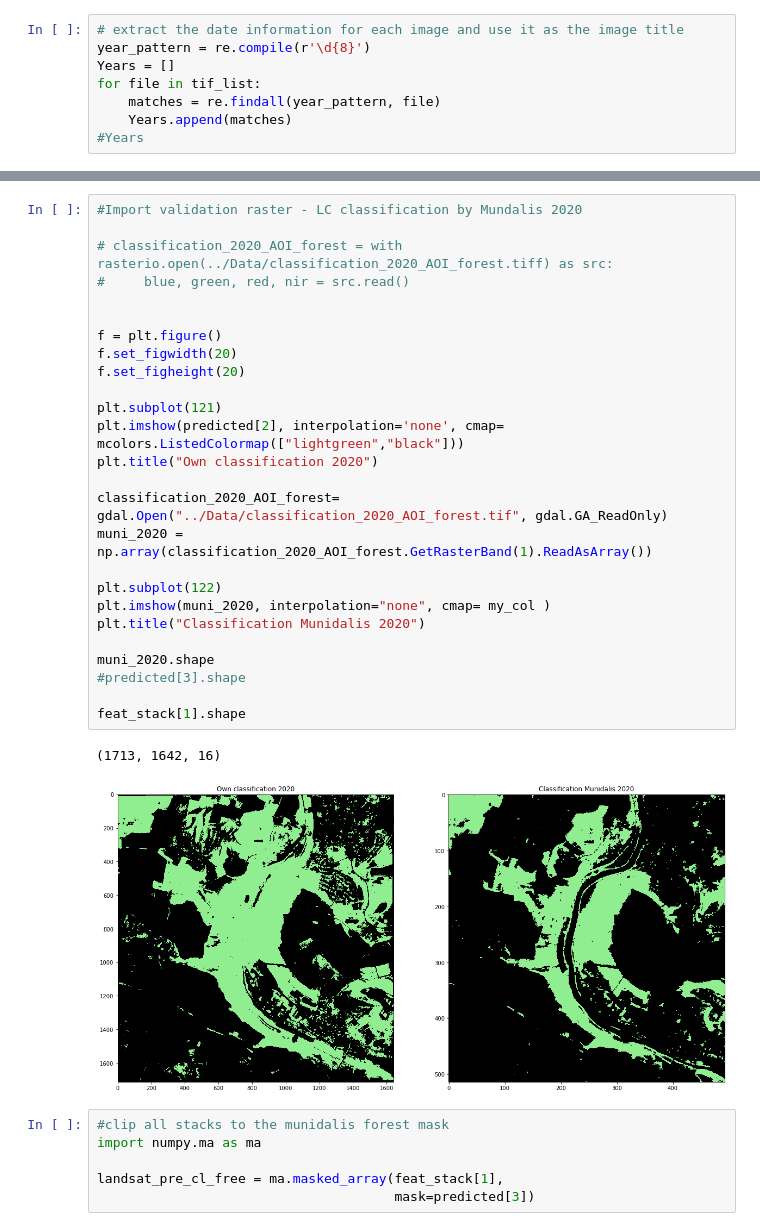
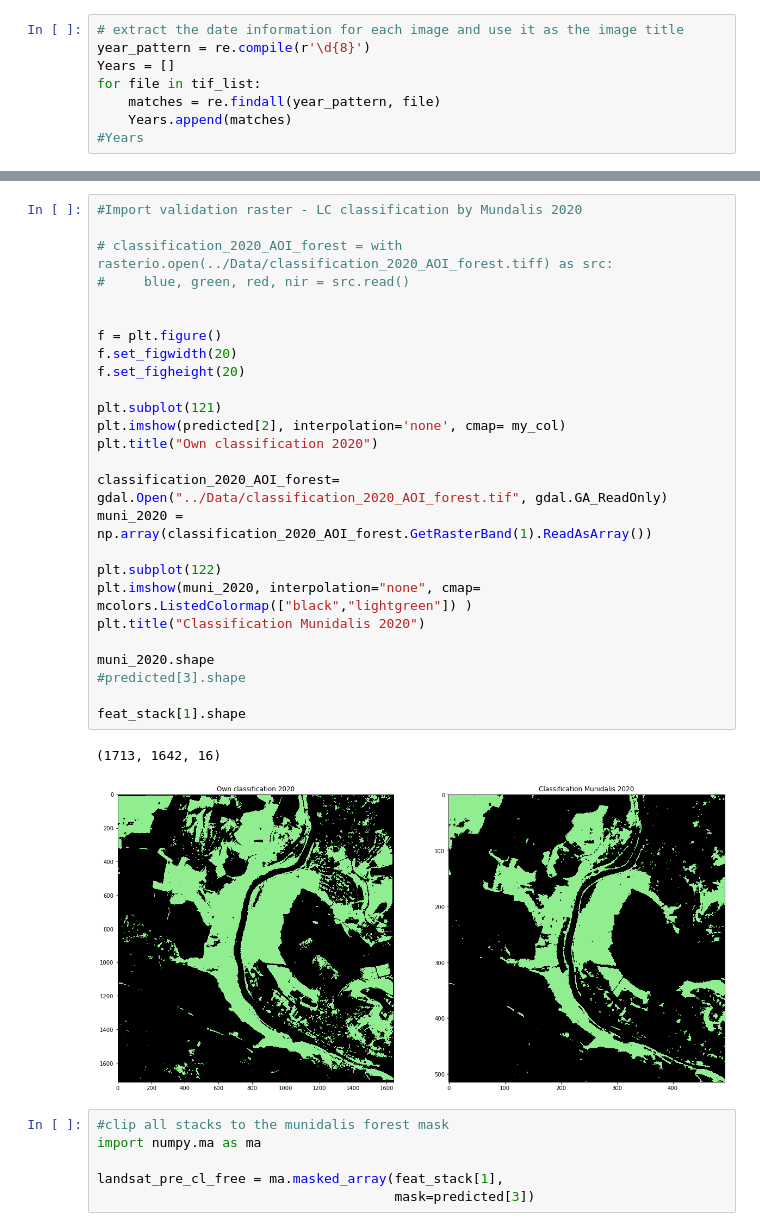
Before and after one commit to Reaganokoth/MB3_V2, a Jupyter notebook: Codes/MB3_notebook_Reagan-Copy_of_Nora_3.ipynb, the cells around one changed output, grey strips where cells are left out. Saved outputs shown, nothing was run; the diff lists cells and outputs as text.

Commit message:
visualization of yearly results

```diff
--- a/Codes/MB3_notebook_Reagan-Copy_of_Nora_3.ipynb
+++ b/Codes/MB3_notebook_Reagan-Copy_of_Nora_3.ipynb
@@ -889,32 +889,32 @@ Text(0.5, 1.0, '2021')
 # %%
 #Import validation raster - LC classification by Mundalis 2020
 
 # classification_2020_AOI_forest = with rasterio.open(../Data/classification_2020_AOI_forest.tiff) as src:
 #     blue, green, red, nir = src.read()
 
 
 f = plt.figure()
 f.set_figwidth(20)
 f.set_figheight(20)
 
 plt.subplot(121)
-plt.imshow(predicted[2], interpolation='none', cmap= mcolors.ListedColormap(["lightgreen","black"]))
+plt.imshow(predicted[2], interpolation='none', cmap= my_col)
 plt.title("Own classification 2020")
 
 classification_2020_AOI_forest= gdal.Open("../Data/classification_2020_AOI_forest.tif", gdal.GA_ReadOnly)
 muni_2020 = np.array(classification_2020_AOI_forest.GetRasterBand(1).ReadAsArray())
 
 plt.subplot(122)
-plt.imshow(muni_2020, interpolation="none", cmap= my_col )
+plt.imshow(muni_2020, interpolation="none", cmap= mcolors.ListedColormap(["black","lightgreen"]) )
 plt.title("Classification Munidalis 2020")
 
 muni_2020.shape
 #predicted[3].shape
 
 feat_stack[1].shape
 # %% [output]
 (1713, 1642, 16)
-[figure, old version]
+[figure, new version]
 # %%
 #clip all stacks to the munidalis forest mask
 import numpy.ma as ma
```
Also changed, not shown: parts of 11 cells of this notebook, 4 other files.
